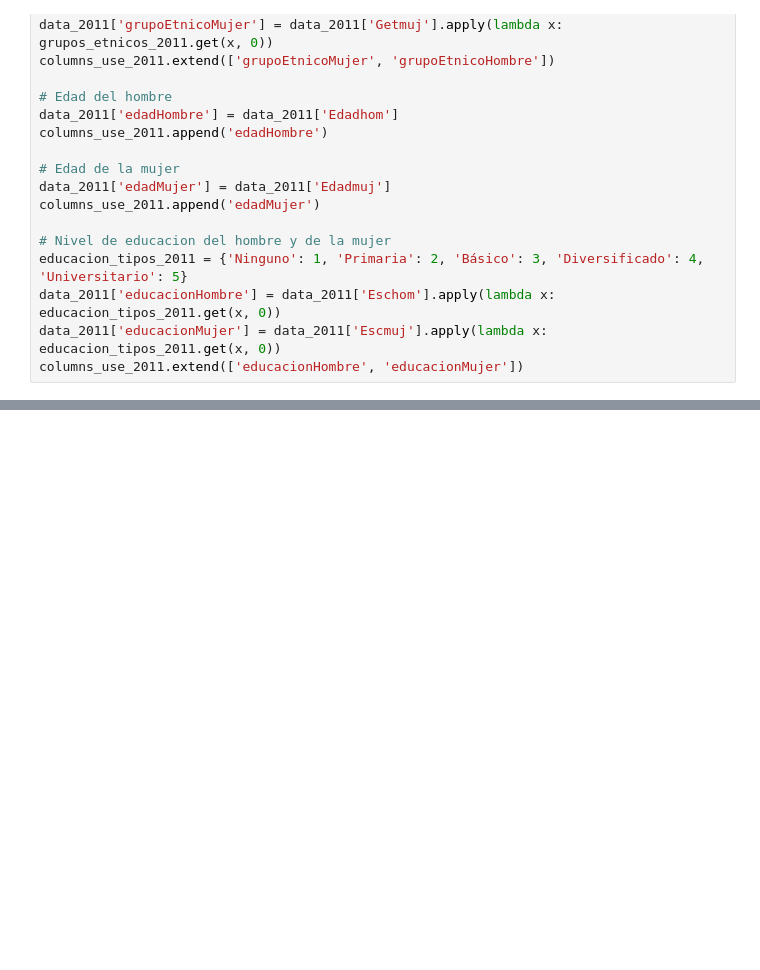
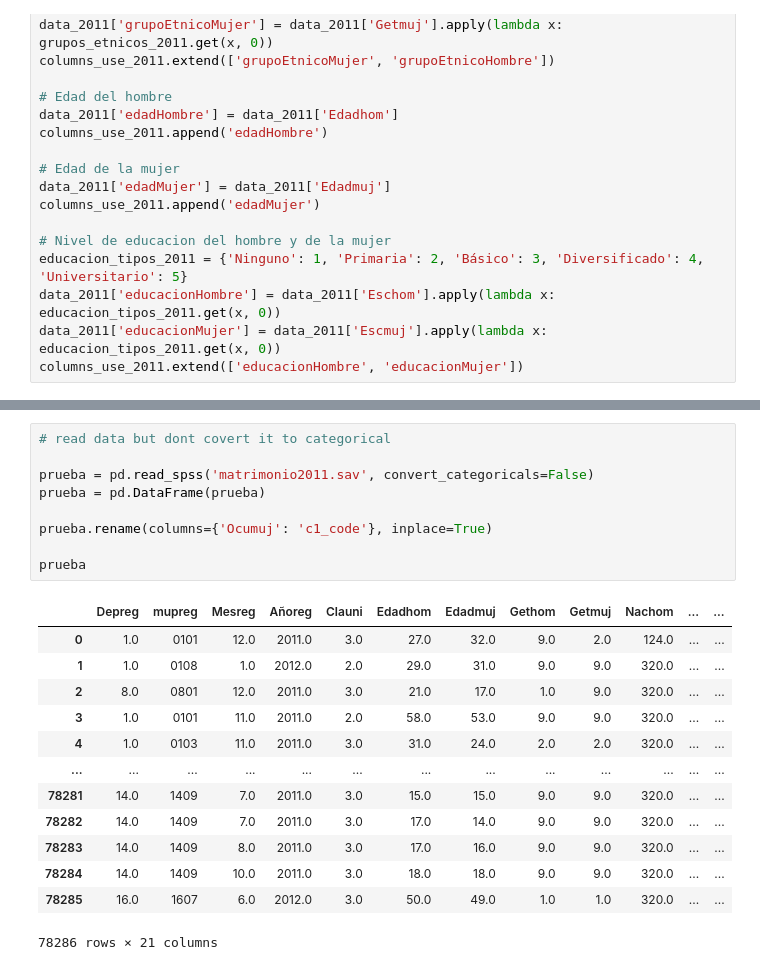
Before and after one commit to MGonza20/Proyecto1_MD, a Jupyter notebook: proyecto_final.ipynb, the cells around one changed output, grey strips where cells are left out. Saved outputs shown, nothing was run; the diff lists cells and outputs as text; blank space fills up the shorter version.

```diff
--- a/proyecto_final.ipynb
+++ b/proyecto_final.ipynb
@@ -406,0 +601,23 @@ columns_use_2021.extend(['educacionHombre', 'educacionMujer'])
+# %%
+# read data but dont covert it to categorical
+
+prueba = pd.read_spss('matrimonio2011.sav', convert_categoricals=False)
+prueba = pd.DataFrame(prueba)
+
+prueba.rename(columns={'Ocumuj': 'c1_code'}, inplace=True)
+
+prueba
+# %% [output]
+|  | Depreg | mupreg | Mesreg | Añoreg | Clauni | Edadhom | Edadmuj | Gethom | Getmuj | Nachom | ... | ... |
+| 0 | 1.0 | 0101 | 12.0 | 2011.0 | 3.0 | 27.0 | 32.0 | 9.0 | 2.0 | 124.0 | ... | ... |
+| 1 | 1.0 | 0108 | 1.0 | 2012.0 | 2.0 | 29.0 | 31.0 | 9.0 | 9.0 | 320.0 | ... | ... |
+| 2 | 8.0 | 0801 | 12.0 | 2011.0 | 3.0 | 21.0 | 17.0 | 1.0 | 9.0 | 320.0 | ... | ... |
+| 3 | 1.0 | 0101 | 11.0 | 2011.0 | 2.0 | 58.0 | 53.0 | 9.0 | 9.0 | 320.0 | ... | ... |
+| 4 | 1.0 | 0103 | 11.0 | 2011.0 | 3.0 | 31.0 | 24.0 | 2.0 | 2.0 | 320.0 | ... | ... |
+| ... | ... | ... | ... | ... | ... | ... | ... | ... | ... | ... | ... | ... |
+| 78281 | 14.0 | 1409 | 7.0 | 2011.0 | 3.0 | 15.0 | 15.0 | 9.0 | 9.0 | 320.0 | ... | ... |
+| 78282 | 14.0 | 1409 | 7.0 | 2011.0 | 3.0 | 17.0 | 14.0 | 9.0 | 9.0 | 320.0 | ... | ... |
+| 78283 | 14.0 | 1409 | 8.0 | 2011.0 | 3.0 | 17.0 | 16.0 | 9.0 | 9.0 | 320.0 | ... | ... |
+| 78284 | 14.0 | 1409 | 10.0 | 2011.0 | 3.0 | 18.0 | 18.0 | 9.0 | 9.0 | 320.0 | ... | ... |
+| 78285 | 16.0 | 1607 | 6.0 | 2012.0 | 3.0 | 50.0 | 49.0 | 1.0 | 1.0 | 320.0 | ... | ... |
+78286 rows × 21 columns
```
Also changed, not shown: parts of 14 cells of this notebook.
